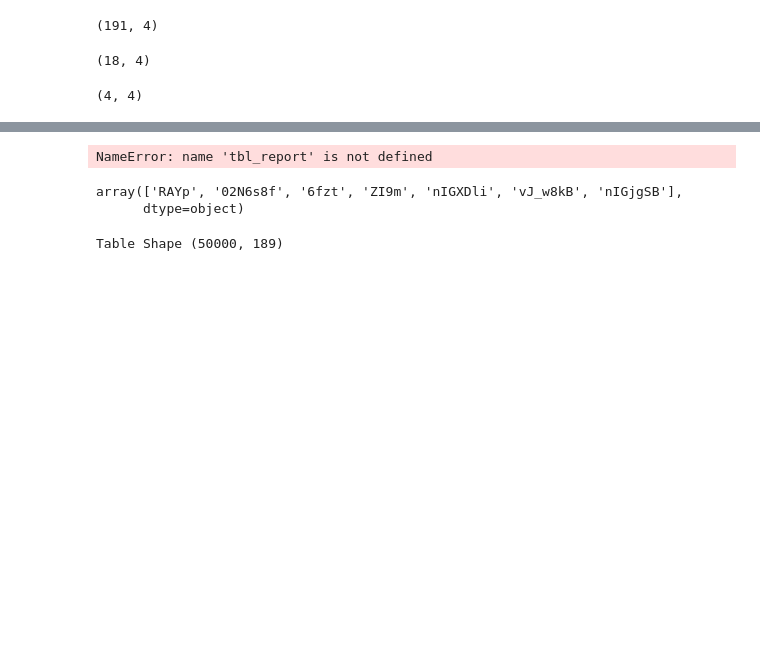
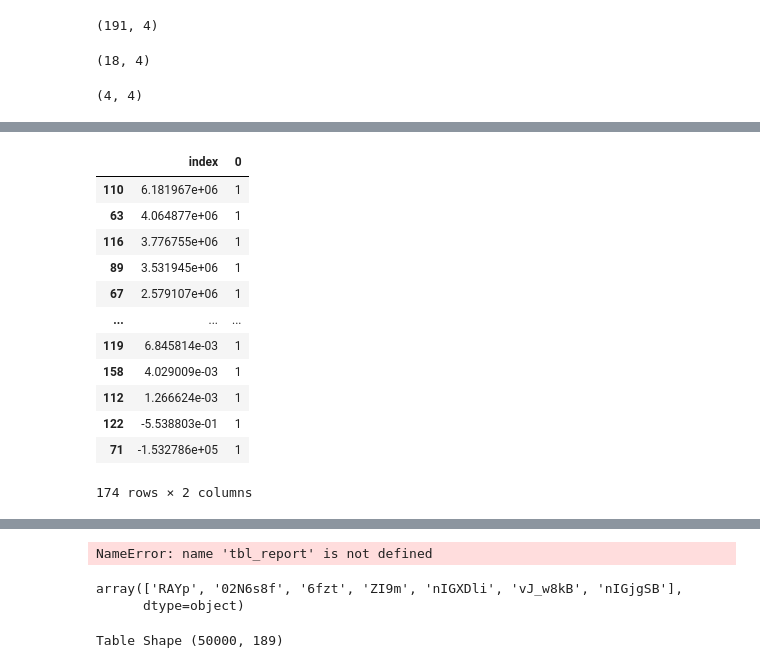
Before and after one commit to akshaypt7/customer_relationship_prediction, a Jupyter notebook: KDD_cup.ipynb, the cells around one changed output, grey strips where cells are left out. Saved outputs shown, nothing was run; the diff lists cells and outputs as text; code cells hidden in the pictures; blank space fills up the shorter version.

```diff
--- a/KDD_cup.ipynb
+++ b/KDD_cup.ipynb
@@ -185,0 +249,16 @@ df_object[df_object['nulls'] > 45000 ].shape # we have 4 columns (type:object)
+# %%
+pd.DataFrame(df_train.mean().value_counts()).reset_index().sort_values('index', ascending=False)
+# %% [output]
+|  | index | 0 |
+| 110 | 6.181967e+06 | 1 |
+| 63 | 4.064877e+06 | 1 |
+| 116 | 3.776755e+06 | 1 |
+| 89 | 3.531945e+06 | 1 |
+| 67 | 2.579107e+06 | 1 |
+| ... | ... | ... |
+| 119 | 6.845814e-03 | 1 |
+| 158 | 4.029009e-03 | 1 |
+| 112 | 1.266624e-03 | 1 |
+| 122 | -5.538803e-01 | 1 |
+| 71 | -1.532786e+05 | 1 |
+174 rows × 2 columns
```
Also changed, not shown: parts of 13 cells of this notebook.
